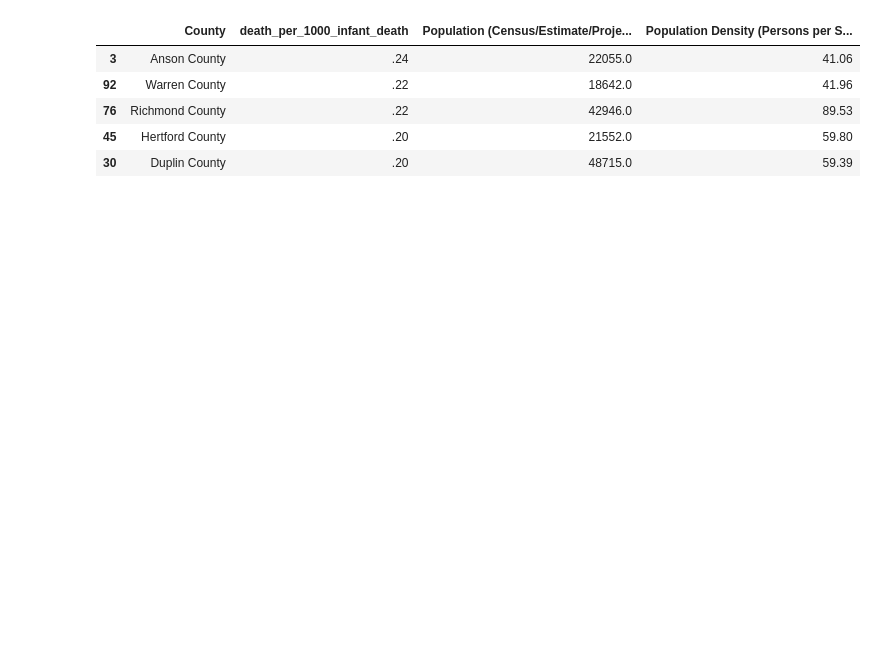
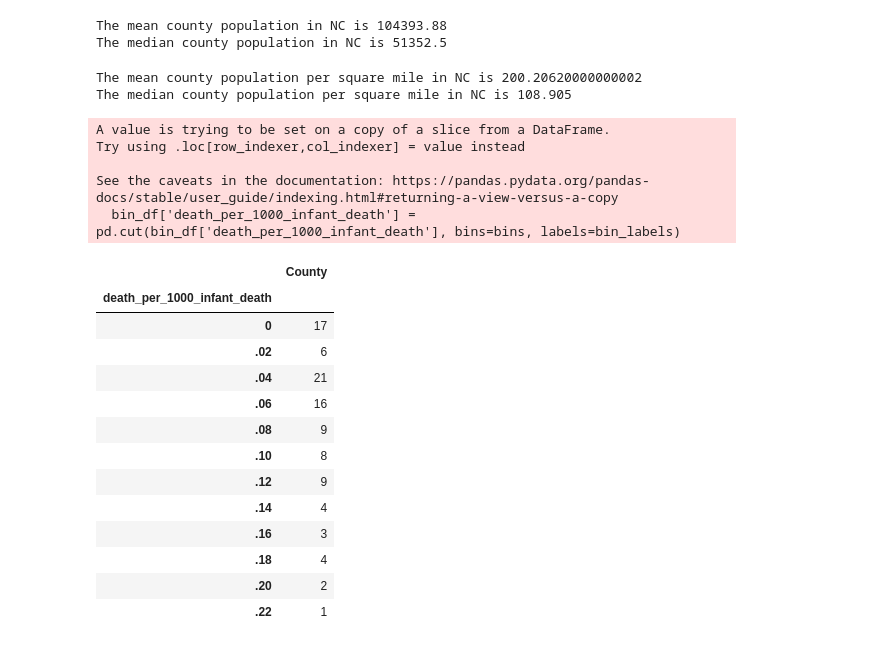
Before and after one commit to SwagmasterMatt/Public-Health-Exploratory-Analysis, a Jupyter notebook: data_visualization.ipynb, the cells around one changed output. Cells and saved outputs as stored; diff of their text form; code cells hidden in the pictures; blank space fills up the shorter version.

```diff
--- a/data_visualization.ipynb
+++ b/data_visualization.ipynb
@@ -73,8 +65,9 @@ print(infant_death_per_1000)
 # %%
 #Sorting the data by infant death per 1000
 infant_death_per_1000 = pd.DataFrame(clean_data, columns=['County', 'death_per_1000_infant_death', 'Population (Census/Estimate/Projection)', 'Population Density (Persons per Square Mile)'])
-infant_death_per_1000 = infant_death_per_1000.sort_values(by=['death_per_1000_infant_death'], ascending=False)
+infant_death_per_1000 = infant_death_per_1000.sort_values(by=['death_per_1000_infant_death'], ascending=True)
 pd.set_option('display.max_rows', None)
 pd.set_option('display.max_columns', None)
-print(infant_death_per_1000)
+#print(infant_death_per_1000)
+infant_death_per_1000.head(-1)
 # %% [output]
@@ -98,21 +91,53 @@ print(infant_death_per_1000)
+# %%
+#mean, median, mode of population
+mean_population = np.mean(infant_death_per_1000['Population (Census/Estimate/Projection)'])
+print(f"The mean county population in NC is {mean_population}")
+
+median_population = np.median(infant_death_per_1000['Population (Census/Estimate/Projection)'])
+print(f"The median county population in NC is {median_population}")
+# %% [output]
+The mean county population in NC is 104393.88
+The median county population in NC is 51352.5
+# %%
+#mean, median, mode of population density
+mean_population = np.mean(infant_death_per_1000['Population Density (Persons per Square Mile)'])
+print(f"The mean county population per square mile in NC is {mean_population}")
+
+median_population = np.median(infant_death_per_1000['Population Density (Persons per Square Mile)'])
+print(f"The median county population per square mile in NC is {median_population}")
+# %% [output]
+The mean county population per square mile in NC is 200.20620000000002
+The median county population per square mile in NC is 108.905
 # %%
 #Bin infant_deaths_per_1000
 #Define bin labels
-bin_df = infant_death_per_1000.copy()
-#bin_labels = [0, '0.001-0.039', '0.039 - 0.059', '0.059 - 0.079', '0.079 - 0.099', '0.099 - 0.119', '0.119 - 0.139', '0.139 - 0.159', '0.159 - 0.179', '0.179 - 0.199', '0.199 - 0.219', '0.219 - 0.239']
-bin_labels = ['0', '.02', '.04', '.06', '.08', '.10', '.12', '.14', '.16', '.18', '.20', '.22', '.24']
+bin_df = infant_death_per_1000[['County', 'death_per_1000_infant_death']]
+bin_labels = ['0', '.02', '.04', '.06', '.08', '.10', '.12', '.14', '.16', '.18', '.20', '.22']
 #Create bins
-#bins= [0, .019, .039, .059, .079, .099, .119, .139, .159, .179, .199, .219, .239]
-bins= [0, 0.0001, .02, .04, .06, .08, .10, .12, .14, .16, .18, .20, .22, .24]
+bins= [-1, .02, .04, .06, .08, .10, .12, .14, .16, .18, .20, .22, .24]
 #Create new column infant_deaths_per_1000_bin
 bin_df['death_per_1000_infant_death'] = pd.cut(bin_df['death_per_1000_infant_death'], bins=bins, labels=bin_labels)
 #Check new column
-bin_df.head()
+#bin_df.head()
+bin_df.groupby('death_per_1000_infant_death').count()
 # %% [output]
+A value is trying to be set on a copy of a slice from a DataFrame.
+Try using .loc[row_indexer,col_indexer] = value instead
+
+See the caveats in the documentation: https://pandas.pydata.org/pandas-docs/stable/user_guide/indexing.html#returning-a-view-versus-a-copy
+  bin_df['death_per_1000_infant_death'] = pd.cut(bin_df['death_per_1000_infant_death'], bins=bins, labels=bin_labels)
-|  | County | death_per_1000_infant_death | Population (Census/Estimate/Proje... | Population Density (Persons per S... |
-| 3 | Anson County | .24 | 22055.0 | 41.06 |
-| 92 | Warren County | .22 | 18642.0 | 41.96 |
-| 76 | Richmond County | .22 | 42946.0 | 89.53 |
-| 45 | Hertford County | .20 | 21552.0 | 59.80 |
-| 30 | Duplin County | .20 | 48715.0 | 59.39 |
+|  | County |
+| death_per_1000_infant_death |  |
+| 0 | 17 |
+| .02 | 6 |
+| .04 | 21 |
+| .06 | 16 |
+| .08 | 9 |
+| .10 | 8 |
+| .12 | 9 |
+| .14 | 4 |
+| .16 | 3 |
+| .18 | 4 |
+| .20 | 2 |
+| .22 | 1 |
 # %%
```
Also changed, not shown: parts of 18 cells of this notebook.
